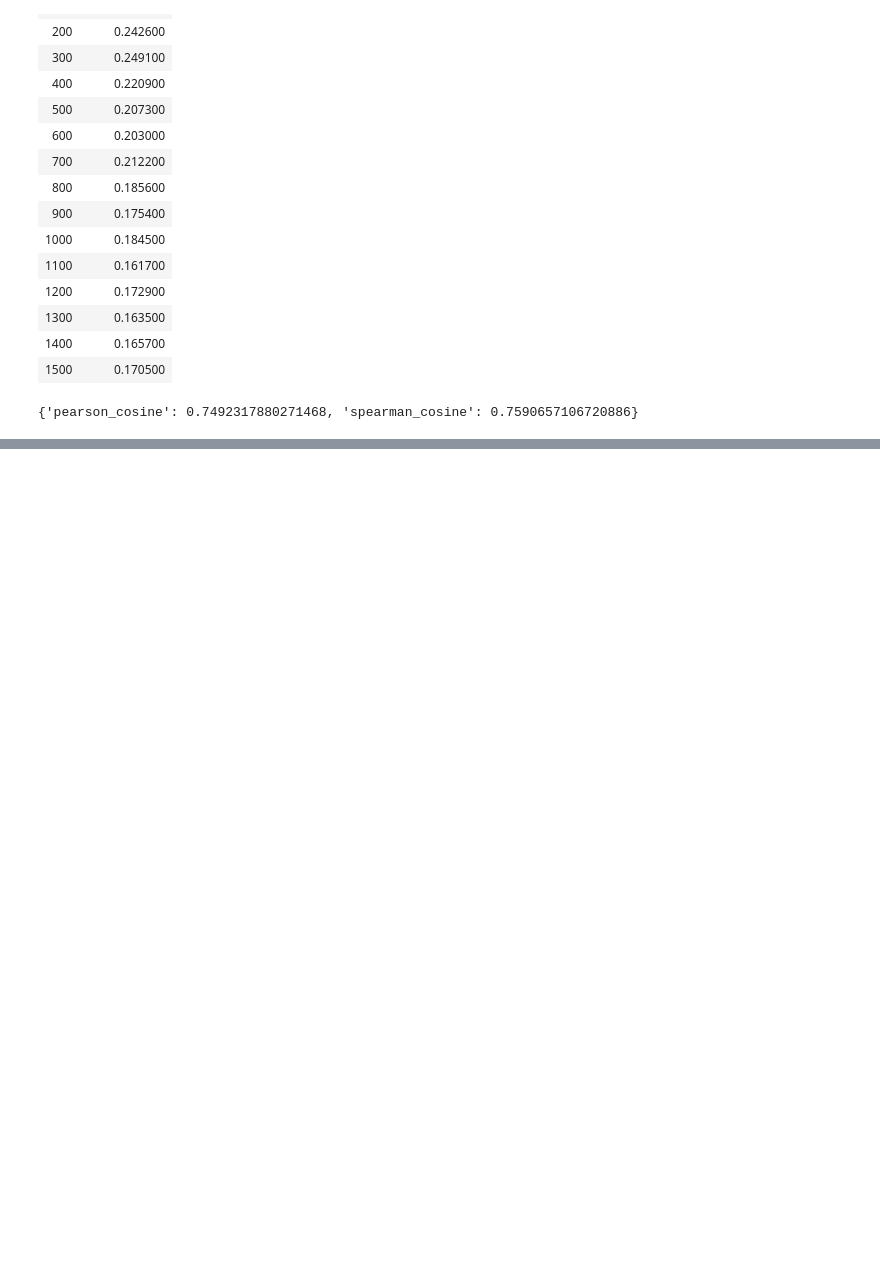
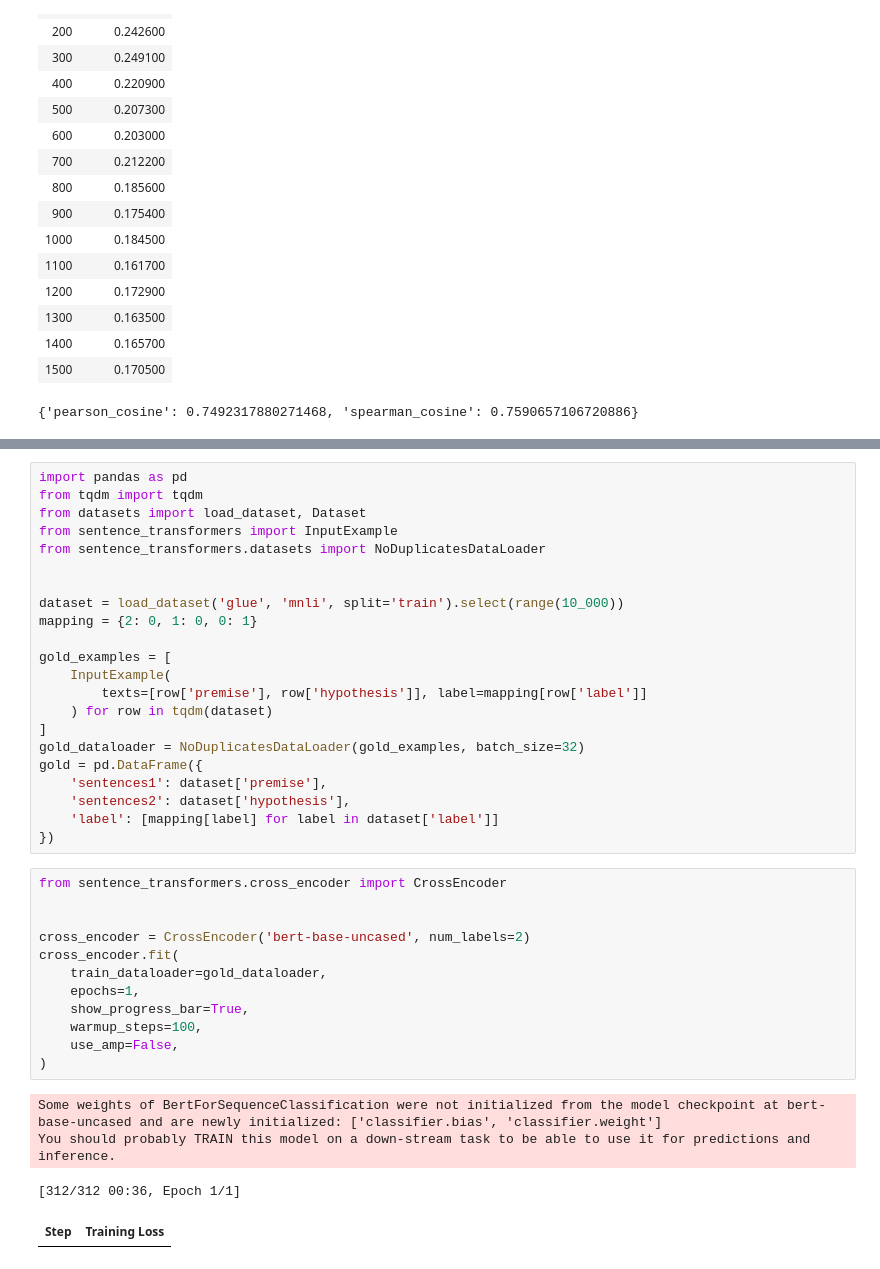
Before and after one commit to ParryingDagger/llm-hands-on, a Jupyter notebook: c10-build-embedding-model.ipynb, the cells around one changed output, grey strips where cells are left out. Saved outputs shown, nothing was run; the diff lists cells and outputs as text; blank space fills up the shorter version.

```diff
--- a/c10-build-embedding-model.ipynb
+++ b/c10-build-embedding-model.ipynb
@@ -291,0 +432,39 @@ No sentence-transformers model found with name bert-base-uncased. Creating a new
+# %%
+import pandas as pd
+from tqdm import tqdm
+from datasets import load_dataset, Dataset
+from sentence_transformers import InputExample
+from sentence_transformers.datasets import NoDuplicatesDataLoader
+
+
+dataset = load_dataset('glue', 'mnli', split='train').select(range(10_000))
+mapping = {2: 0, 1: 0, 0: 1}
+
+gold_examples = [
+    InputExample(
+        texts=[row['premise'], row['hypothesis']], label=mapping[row['label']]
+    ) for row in tqdm(dataset)
+]
+gold_dataloader = NoDuplicatesDataLoader(gold_examples, batch_size=32)
+gold = pd.DataFrame({
+    'sentences1': dataset['premise'],
+    'sentences2': dataset['hypothesis'],
+    'label': [mapping[label] for label in dataset['label']]
+})
+# %%
+from sentence_transformers.cross_encoder import CrossEncoder
+
+
+cross_encoder = CrossEncoder('bert-base-uncased', num_labels=2)
+cross_encoder.fit(
+    train_dataloader=gold_dataloader,
+    epochs=1,
+    show_progress_bar=True,
+    warmup_steps=100,
+    use_amp=False,
+)
+# %% [output]
+Some weights of BertForSequenceClassification were not initialized from the model checkpoint at bert-base-uncased and are newly initialized: ['classifier.bias', 'classifier.weight']
+You should probably TRAIN this model on a down-stream task to be able to use it for predictions and inference.
+[312/312 00:36, Epoch 1/1]
+| Step | Training Loss |
```
Also changed, not shown: parts of 10 cells of this notebook, 1 other file.
